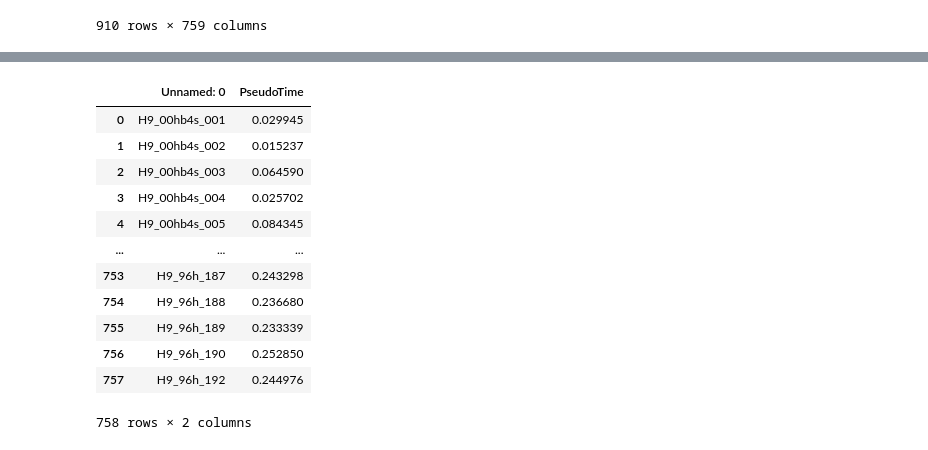
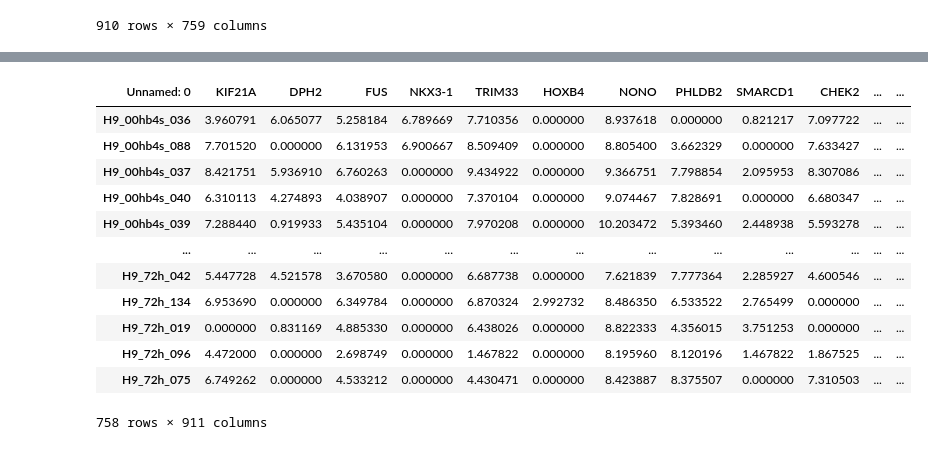
Before and after one commit to garyhlai/scGREAT, a Jupyter notebook: data_playground.ipynb, the cells around one changed output, grey strips where cells are left out. Cells and saved outputs as stored; diff of their text form; code cells hidden in the pictures.

```diff
--- a/data_playground.ipynb
+++ b/data_playground.ipynb
@@ -61,18 +25,22 @@ list(expr_df.columns)
 # %%
 pseudotime_df = pd.read_csv("/Users/factored/Dev/BEELINE/BEELINE-data/inputs/scRNA-Seq/hESC/PseudoTime.csv")
-# %%
-pseudotime_df
-# %% [output]
-|  | Unnamed: 0 | PseudoTime |
-| 0 | H9_00hb4s_001 | 0.029945 |
-| 1 | H9_00hb4s_002 | 0.015237 |
-| 2 | H9_00hb4s_003 | 0.064590 |
-| 3 | H9_00hb4s_004 | 0.025702 |
-| 4 | H9_00hb4s_005 | 0.084345 |
-| ... | ... | ... |
-| 753 | H9_96h_187 | 0.243298 |
-| 754 | H9_96h_188 | 0.236680 |
-| 755 | H9_96h_189 | 0.233339 |
-| 756 | H9_96h_190 | 0.252850 |
-| 757 | H9_96h_192 | 0.244976 |
-758 rows × 2 columns
+# %%
+expr_df.set_index('Unnamed: 0', inplace=True)
+pseudotime_df.set_index('Unnamed: 0', inplace=True)
+df_expression = expr_df.T
+df_expression["PseudoTime"] = pseudotime_df["PseudoTime"]
+df_expression.sort_values("PseudoTime", inplace=True); df_expression
+# %% [output]
+| Unnamed: 0 | KIF21A | DPH2 | FUS | NKX3-1 | TRIM33 | HOXB4 | NONO | PHLDB2 | SMARCD1 | CHEK2 | ... | ... |
+| H9_00hb4s_036 | 3.960791 | 6.065077 | 5.258184 | 6.789669 | 7.710356 | 0.000000 | 8.937618 | 0.000000 | 0.821217 | 7.097722 | ... | ... |
+| H9_00hb4s_088 | 7.701520 | 0.000000 | 6.131953 | 6.900667 | 8.509409 | 0.000000 | 8.805400 | 3.662329 | 0.000000 | 7.633427 | ... | ... |
+| H9_00hb4s_037 | 8.421751 | 5.936910 | 6.760263 | 0.000000 | 9.434922 | 0.000000 | 9.366751 | 7.798854 | 2.095953 | 8.307086 | ... | ... |
+| H9_00hb4s_040 | 6.310113 | 4.274893 | 4.038907 | 0.000000 | 7.370104 | 0.000000 | 9.074467 | 7.828691 | 0.000000 | 6.680347 | ... | ... |
+| H9_00hb4s_039 | 7.288440 | 0.919933 | 5.435104 | 0.000000 | 7.970208 | 0.000000 | 10.203472 | 5.393460 | 2.448938 | 5.593278 | ... | ... |
+| ... | ... | ... | ... | ... | ... | ... | ... | ... | ... | ... | ... | ... |
+| H9_72h_042 | 5.447728 | 4.521578 | 3.670580 | 0.000000 | 6.687738 | 0.000000 | 7.621839 | 7.777364 | 2.285927 | 4.600546 | ... | ... |
+| H9_72h_134 | 6.953690 | 0.000000 | 6.349784 | 0.000000 | 6.870324 | 2.992732 | 8.486350 | 6.533522 | 2.765499 | 0.000000 | ... | ... |
+| H9_72h_019 | 0.000000 | 0.831169 | 4.885330 | 0.000000 | 6.438026 | 0.000000 | 8.822333 | 4.356015 | 3.751253 | 0.000000 | ... | ... |
+| H9_72h_096 | 4.472000 | 0.000000 | 2.698749 | 0.000000 | 1.467822 | 0.000000 | 8.195960 | 8.120196 | 1.467822 | 1.867525 | ... | ... |
+| H9_72h_075 | 6.749262 | 0.000000 | 4.533212 | 0.000000 | 4.430471 | 0.000000 | 8.423887 | 8.375507 | 0.000000 | 7.310503 | ... | ... |
+758 rows × 911 columns
```
Also changed, not shown: parts of 16 cells of this notebook, 2 other files.
